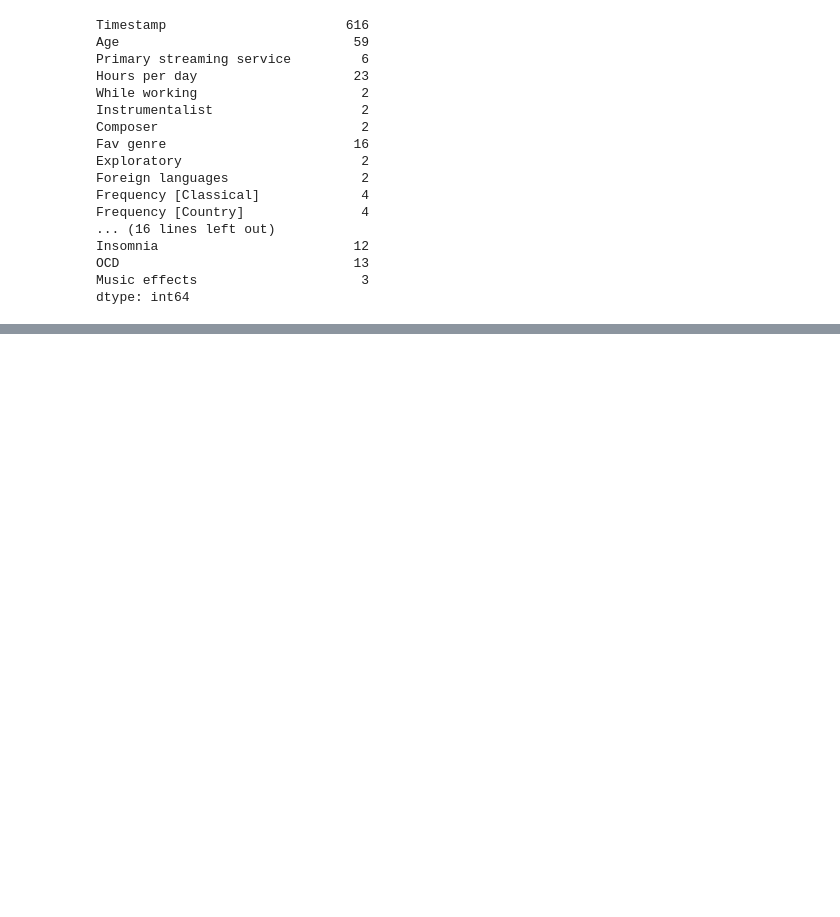
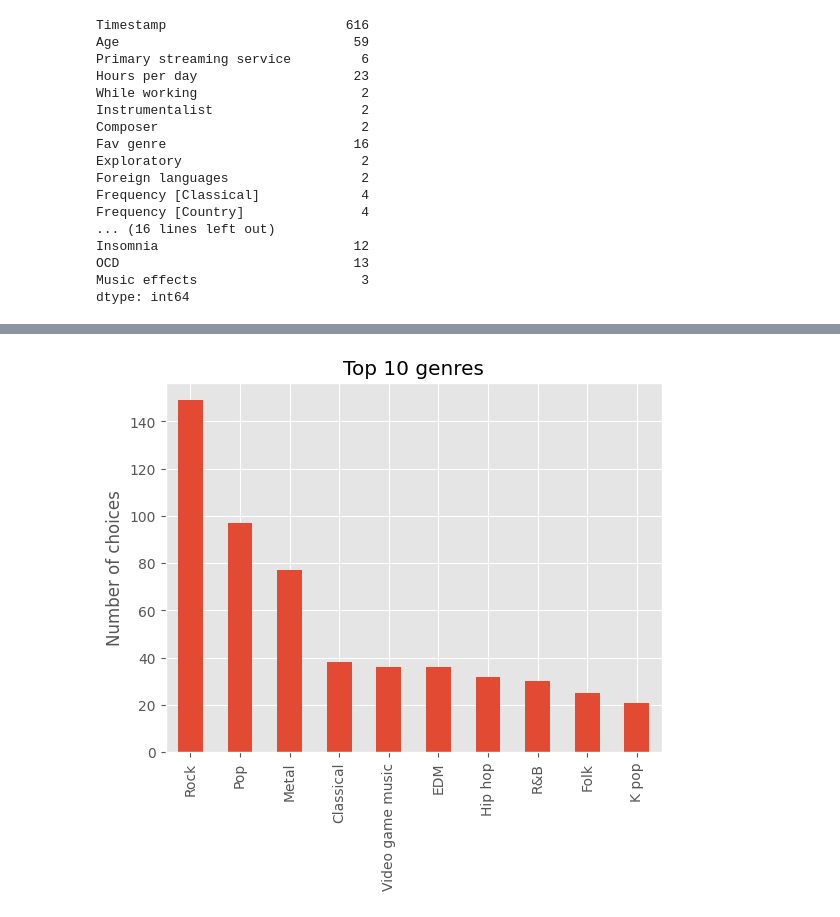
Before and after one commit to Aurume/muzika, a Jupyter notebook: muzika.ipynb, the cells around one changed output, grey strips where cells are left out. Cells and saved outputs as stored; diff of their text form; code cells hidden in the pictures; blank space fills up the shorter version.

```diff
--- a/muzika.ipynb
+++ b/muzika.ipynb
@@ -1,9 +1,12 @@
 # %%
 import numpy as np
 import pandas as pd
-import matplotlib as plt
+#import matplotlib as plt - error dėl atributo show?
+import matplotlib.pyplot as plt
 import seaborn as sns
 
+plt.style.use('ggplot')
+#pd.set_option('max_column', 100)
 #import lxml
 #import html5lib
 #import sqlalchemy
@@ -302,2 +303,7 @@ dtype: int64
 # %%
-#apklausa.corr()
+#persivadinu norimus stulpelius kuriuos naudosiu.
+apklausa.rename(
+    columns={"Timestamp": "Date",
+    "Fav genre": "Genre",
+    "Primary streaming service": "Where listening"},
+    inplace=True,)
@@ -303,0 +326,9 @@ dtype: int64
+# %%
+#top 10 populiariausių klausomų žanrų?
+ax = apklausa['Genre'].value_counts().head(10).plot(kind='bar', title='Top 10 genres')
+#ax.set_xlabel('Genre')
+ax.set_ylabel('Number of choices')
+
+plt.show()
+# %% [output]
+[figure, added]
```
Also changed, not shown: parts of 13 cells of this notebook.
